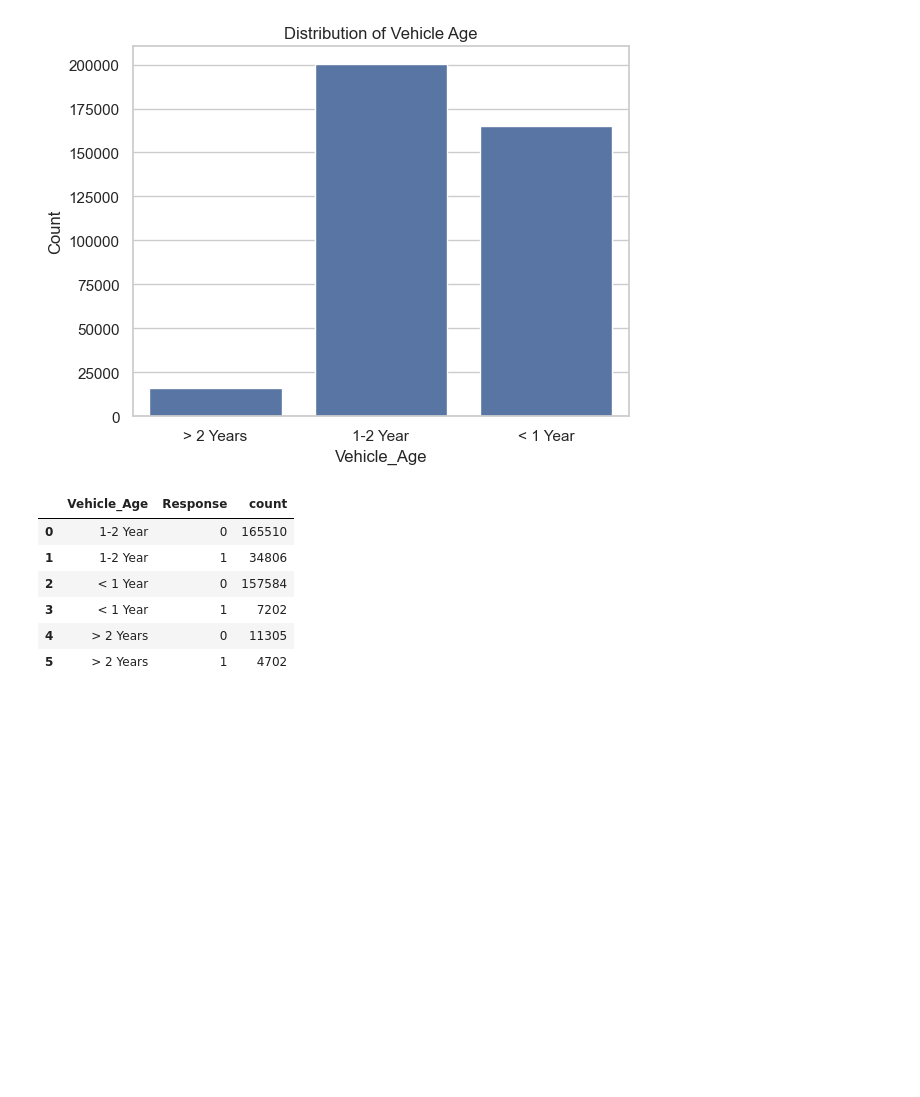
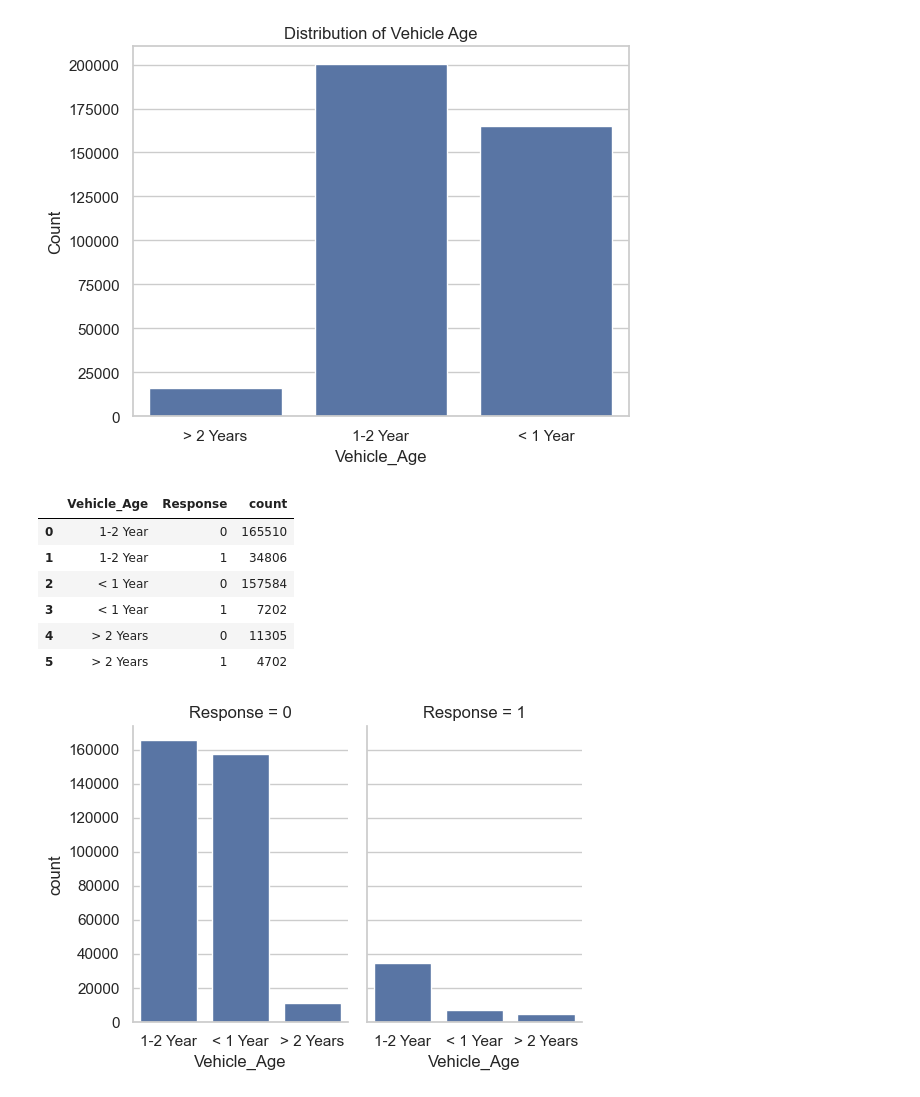
Before and after one commit to dhanushpavann/Vehicle-Insurance-Project, a Jupyter notebook: notebook/exp-notebook.ipynb, the cells around one changed output. Cells and saved outputs as stored; diff of their text form; code cells hidden in the pictures; blank space fills up the shorter version.

```diff
--- a/notebook/exp-notebook.ipynb
+++ b/notebook/exp-notebook.ipynb
@@ -189,3 +189,8 @@ data
 | 3 | < 1 Year | 1 | 7202 |
 | 4 | > 2 Years | 0 | 11305 |
 | 5 | > 2 Years | 1 | 4702 |
+# %%
+# Visualize customer response distribution across different vehicle age categories
+g = sns.catplot(x="Vehicle_Age", y="count",col="Response",data=data,kind="bar",height=4,aspect=.7);
+# %% [output]
+[figure, added]
```
Also changed, not shown: parts of 17 cells of this notebook.
